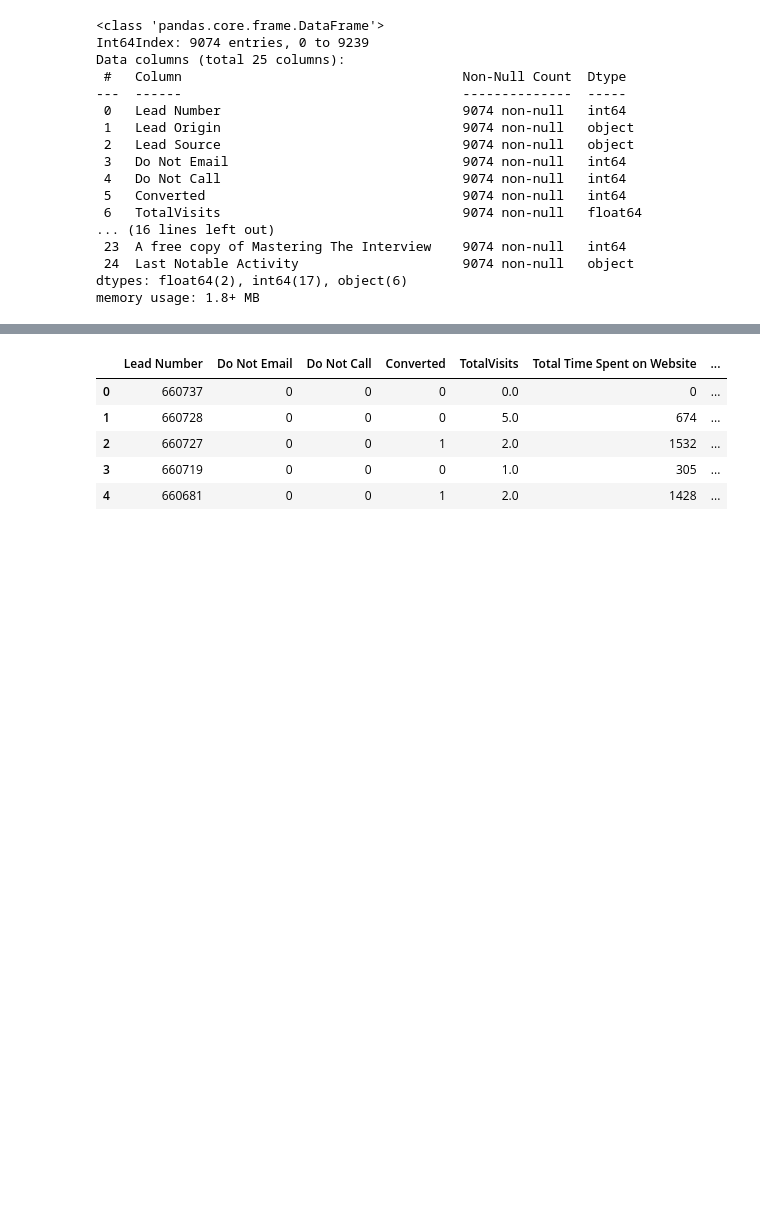
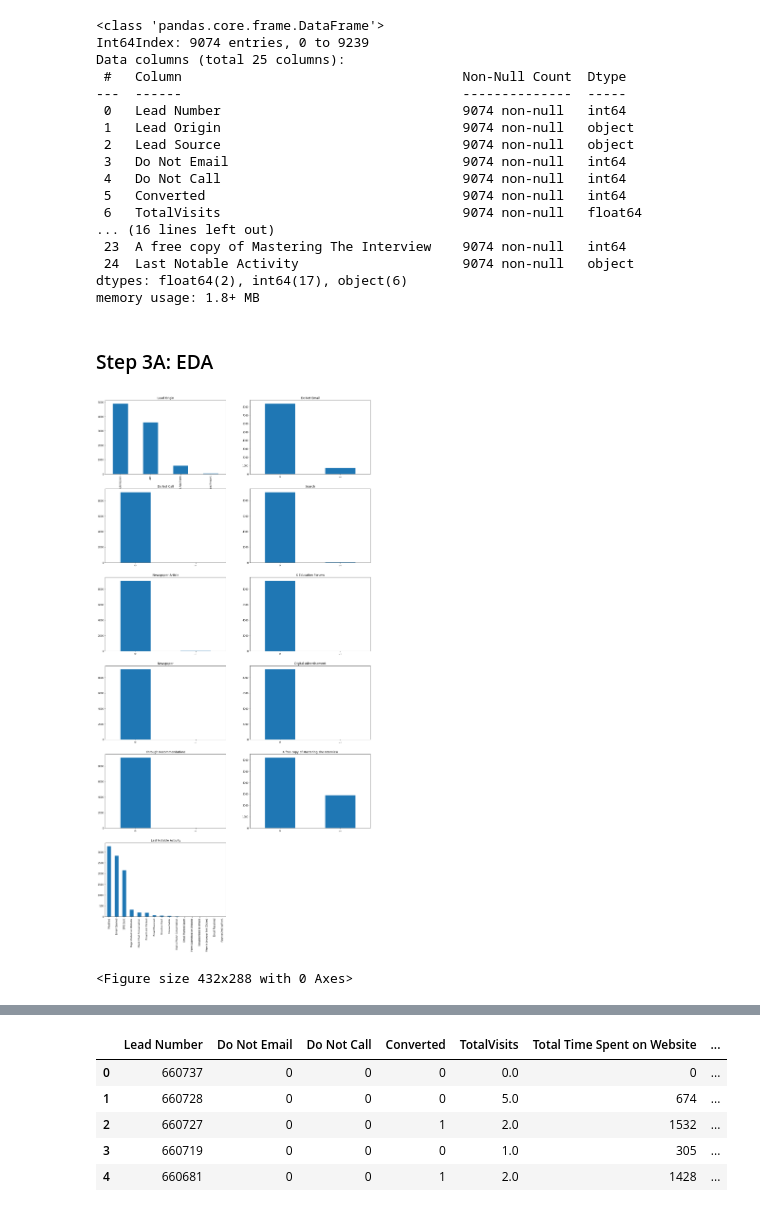
Before and after one commit to sandeepsrikanti/portfolio, a Jupyter notebook: Projects/Lead+Scoring+Case+Study/Lead Scoring Assignment/Lead_scoring.ipynb, the cells around one changed output, grey strips where cells are left out. Saved outputs shown, nothing was run; the diff lists cells and outputs as text; code cells hidden in the pictures; blank space fills up the shorter version.

```diff
--- a/Projects/Lead+Scoring+Case+Study/Lead Scoring Assignment/Lead_scoring.ipynb
+++ b/Projects/Lead+Scoring+Case+Study/Lead Scoring Assignment/Lead_scoring.ipynb
@@ -399,3 +399,58 @@ Data columns (total 25 columns):
  24  Last Notable Activity                     9074 non-null   object
 dtypes: float64(2), int64(17), object(6)
 memory usage: 1.8+ MB
+# %% [markdown]
+### Step 3A: EDA
+# %%
+plt.figure(figsize = (20,40))
+plt.subplot(6,2,1)
+lead_data['Lead Origin'].value_counts().plot.bar()
+plt.title('Lead Origin')
+
+plt.subplot(6,2,2)
+lead_data['Do Not Email'].value_counts().plot.bar()
+plt.title('Do Not Email')
+
+plt.subplot(6,2,3)
+lead_data['Do Not Call'].value_counts().plot.bar()
+plt.title('Do Not Call')
+
+
+plt.subplot(6,2,4)
+lead_data['Search'].value_counts().plot.bar()
+plt.title('Search')
+
+plt.subplot(6,2,5)
+lead_data['Newspaper Article'].value_counts().plot.bar()
+plt.title('Newspaper Article')
+
+plt.subplot(6,2,6)
+lead_data['X Education Forums'].value_counts().plot.bar()
+plt.title('X Education Forums')
+
+plt.subplot(6,2,7)
+lead_data['Newspaper'].value_counts().plot.bar()
+plt.title('Newspaper')
+
+plt.subplot(6,2,8)
+lead_data['Digital Advertisement'].value_counts().plot.bar()
+plt.title('Digital Advertisement')
+
+plt.subplot(6,2,9)
+lead_data['Through Recommendations'].value_counts().plot.bar()
+plt.title('Through Recommendations')
+
+plt.subplot(6,2,10)
+lead_data['A free copy of Mastering The Interview'].value_counts().plot.bar()
+plt.title('A free copy of Mastering The Interview')
+
+plt.subplot(6,2,11)
+lead_data['Last Notable Activity'].value_counts().plot.bar()
+plt.tick_params(axis='x', rotation = 90)
+plt.title('Last Notable Activity')
+
+plt.show()
+plt.tight_layout()
+# %% [output]
+[figure, added]
+<Figure size 432x288 with 0 Axes>
```
Also changed, not shown: parts of 22 cells of this notebook, 8 other files.
